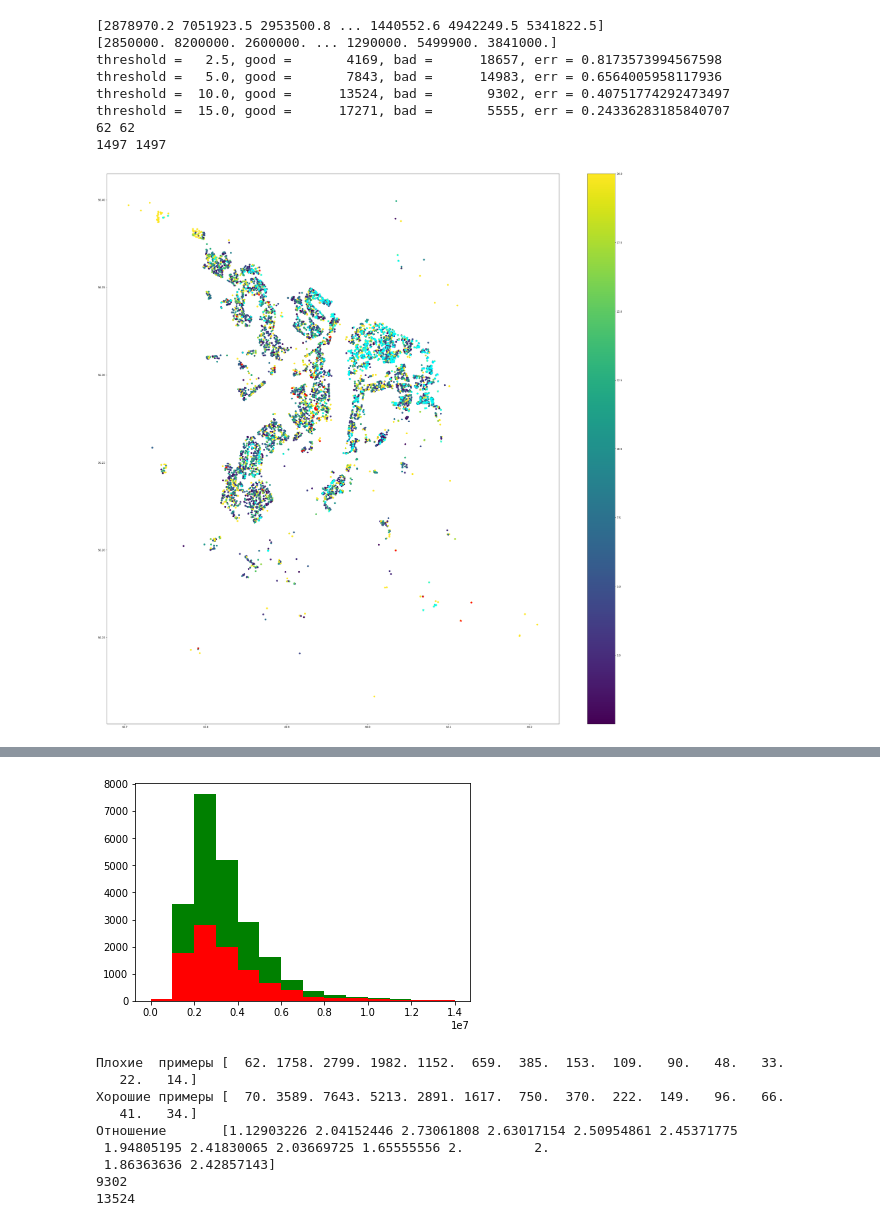
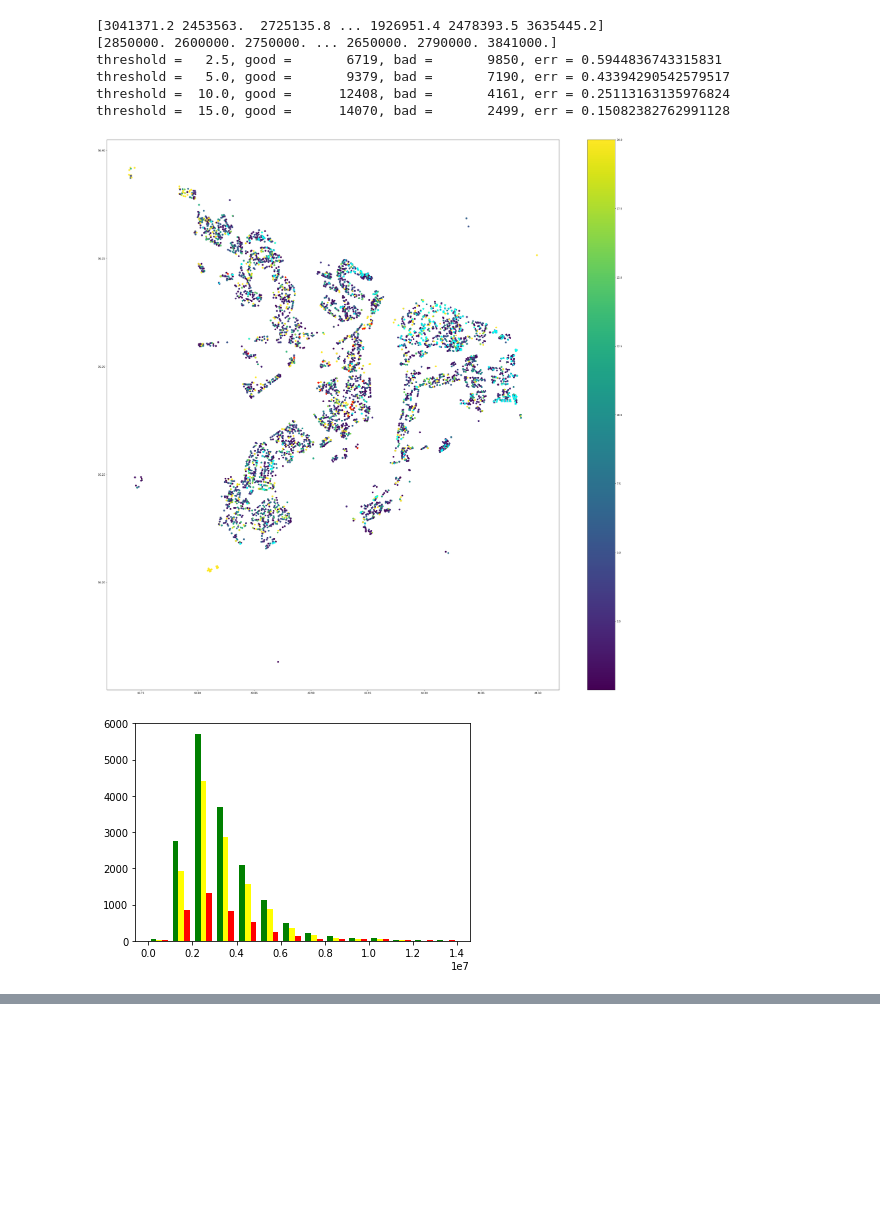
Before and after one commit to SergeyMalashenko/GEO_GID, a Jupyter notebook: checkModel.ipynb, the cells around one changed output, grey strips where cells are left out. Cells and saved outputs as stored; diff of their text form; code cells hidden in the pictures; blank space fills up the shorter version.

```diff
--- a/checkModel.ipynb
+++ b/checkModel.ipynb
@@ -21,7 +21,7 @@ import argparse
 
 from commonModel import loadData, FLOAT_COLUMNS, INT_COLUMNS, STR_COLUMNS, TARGET_COLUMN
 
-dataFileName  = "input/NizhnyNovgorod.csv"
+dataFileName  = "input/NizhnyNovgorodWithYear.csv"
 allDataFrame = loadData( dataFileName, COLUMN_TYPE='NUMERICAL' )
 allDataFrame.head(10)
 # %% [output]
@@ -66,9 +66,11 @@ index       = testDataFrame.index;
 Y_dataFrame = testDataFrame    [[ TARGET_COLUMN ]];
 Y_values    = Y_dataFrame.values;
 X_dataFrame = testDataFrame.drop( TARGET_COLUMN, axis=1);
-X_dataFrame = X_dataFrame[['longitude','latitude','total_square','number_of_rooms','number_of_floors']]
-X_values    = X_dataFrame.values;
-Y_values    = Y_values.ravel()
+#X_dataFrame = X_dataFrame[['longitude','latitude','total_square','number_of_rooms','number_of_floors','exploitation_start_year']]
+X_dataFrame = X_dataFrame[['longitude','latitude','total_square','number_of_rooms','number_of_floors','exploitation_start_year']]
+
+X_values    = X_dataFrame.values
+Y_values    = Y_values
 
 device = torch.device('cpu')
 #device = torch.device('cuda') # Uncomment this to run on GPU
@@ -83,14 +85,19 @@ with open( 'preprocessorY.pkl', 'rb') as fid:
     preprocessorY = cPickle.load(fid)
 
 X_numpy = preprocessorX.transform( X_values )
+Y_numpy = preprocessorY.transform( Y_values )
 
 X_torch = torch.from_numpy( X_numpy.astype( np.float32 ) ).to( device )
 Y_torch = Model( X_torch )
 Y_predict = Y_torch.detach().numpy()
+
+print( "Errors on the test set" )
+print( "mean square:     ", mean_squared_error   ( Y_numpy, Y_predict ) )
+print( "mean absolute:   ", mean_absolute_error  ( Y_numpy, Y_predict ) )
+print( "median_absolute: ", median_absolute_error( Y_numpy, Y_predict ) )
+
 Y_predict = preprocessorY.inverse_transform( Y_predict ).ravel()
-
-print( Y_predict )
-print( Y_values  )
+Y_values  = Y_values.ravel()
 
 print( "Errors on the test set" )
 print( "mean square:     ", mean_squared_error   ( Y_values, Y_predict ) )
@@ -128,53 +165,46 @@ for threshold in [ 2.5, 5.0, 10.0, 15.0 ]:
     good_s = np.sum( ( Y_relErr <= threshold ).astype( np.int ) )
     print("threshold = {:5}, good = {:10}, bad = {:10}, err = {:4}".format( threshold, good_s, bad_s, bad_s/(good_s+bad_s)) )
 x =  X_values[:,0]; y = X_values[:,1]; c = np.minimum(  Y_relErr, 20 );
 
 plt.figure(figsize=(40,40))
 plt.scatter (x, y, c=c  )
 plt.colorbar()
 
 mask = ( Y_values < 1e6 ) & ( Y_relErr > 10 )
 x_low = X_values[mask,0]; y_low = X_values[mask,1]; c_low = 'red'
-print( x_low.size , y_low.size  )
 plt.scatter (x_low, y_low, c=c_low, marker="*", s=75  )
 
 mask = ( Y_values > 5e6 ) & ( Y_relErr > 10 )
 x_high = X_values[mask,0]; y_high = X_values[mask,1]; c_high = 'aqua'
 plt.scatter (x_high, y_high, c=c_high, marker="*", s=75  )
-print( x_high.size, y_high.size )
 plt.show    ()
 
-print( allDataFrame[ mask ] )
-
 threshold = 10
+allTestDataValues  = testDataFrame.price.values
 mask = Y_relErr >  threshold
 badTestDataValues = testDataFrame[ mask ].price.values
 mask = Y_relErr <= threshold
 goodTestDataValues = testDataFrame[ mask ].price.values
 
 bins = [0.,1.,2.,3.,4.,5.,6.,7.,8.,9.,10.,11.,12.,13.,14.]
 bins = [i * 1e6 for i in bins]
 
-n = plt.hist([badTestDataValues, goodTestDataValues], bins=bins, histtype='barstacked', color=['red','green'], label = ['bad', 'good'])
+n = plt.hist([ allTestDataValues, goodTestDataValues, badTestDataValues ], bins=bins, histtype='bar', color=['green','yellow','red'])
 plt.show()
 
-#plt.scatter(Y_values,Y_predict)
-#plt.plot   (Y_values,Y_values )
-#plt.show   ()
+print( n[0][0] )
+print( n[0][1] )
+print( n[0][2] )
 
-print('Плохие  примеры', n[0][0] )
-print('Хорошие примеры', n[0][1] )
-print('Отношение      ', n[0][1]/n[0][0])
-
-print( len( badTestDataValues ) )
-print( len( goodTestDataValues ) )
+plt.scatter(Y_values,Y_predict, color='red' )
+plt.plot   (Y_values,Y_values , color='blue')
+plt.show   ()
 # %% [output]
-[2878970.2 7051923.5 2953500.8 ... 1440552.6 4942249.5 5341822.5]
-[2850000. 8200000. 2600000. ... 1290000. 5499900. 3841000.]
-threshold =   2.5, good =       4169, bad =      18657, err = 0.8173573994567598
-threshold =   5.0, good =       7843, bad =      14983, err = 0.6564005958117936
-threshold =  10.0, good =      13524, bad =       9302, err = 0.40751774292473497
-threshold =  15.0, good =      17271, bad =       5555, err = 0.24336283185840707
-62 62
-1497 1497
+[3041371.2 2453563.  2725135.8 ... 1926951.4 2478393.5 3635445.2]
+[2850000. 2600000. 2750000. ... 2650000. 2790000. 3841000.]
+threshold =   2.5, good =       6719, bad =       9850, err = 0.5944836743315831
+threshold =   5.0, good =       9379, bad =       7190, err = 0.43394290542579517
+threshold =  10.0, good =      12408, bad =       4161, err = 0.25113163135976824
+threshold =  15.0, good =      14070, bad =       2499, err = 0.15082382762991128
-[figure, old version]
+[figure, new version]
+[figure, new version]
@@ -198,10 +216,0 @@ threshold =  15.0, good =      17271, bad =       5555, err = 0.2433628318584070
-[figure, old version]
-Плохие  примеры [  62. 1758. 2799. 1982. 1152.  659.  385.  153.  109.   90.   48.   33.
-   22.   14.]
-Хорошие примеры [  70. 3589. 7643. 5213. 2891. 1617.  750.  370.  222.  149.   96.   66.
-   41.   34.]
-Отношение       [1.12903226 2.04152446 2.73061808 2.63017154 2.50954861 2.45371775
- 1.94805195 2.41830065 2.03669725 1.65555556 2.         2.
- 1.86363636 2.42857143]
-9302
-13524
```
Also changed, not shown: parts of 8 cells of this notebook, 4 other files.
